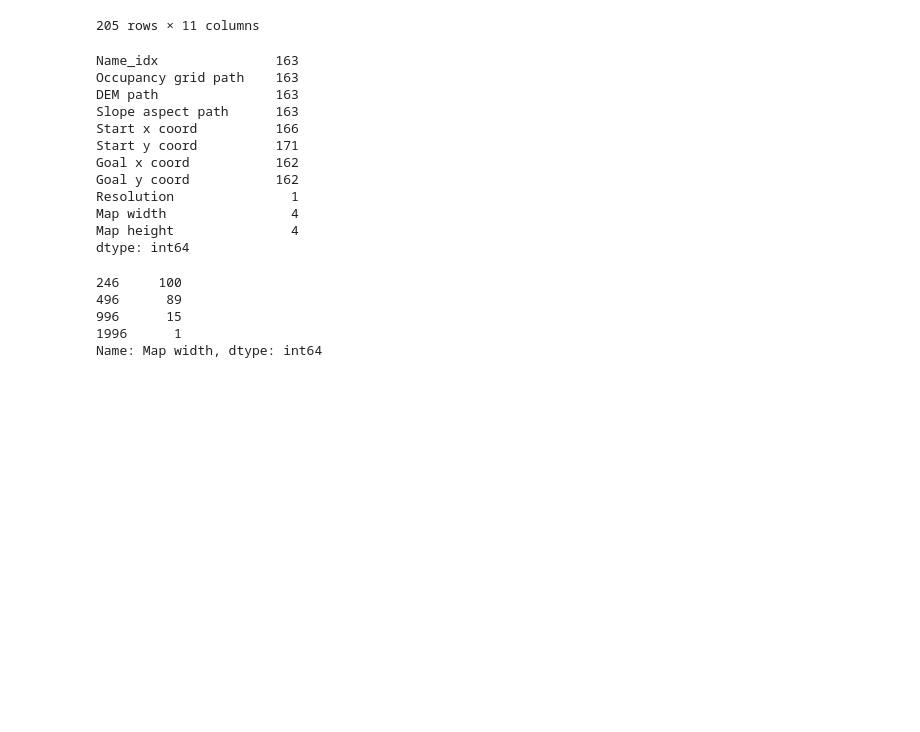
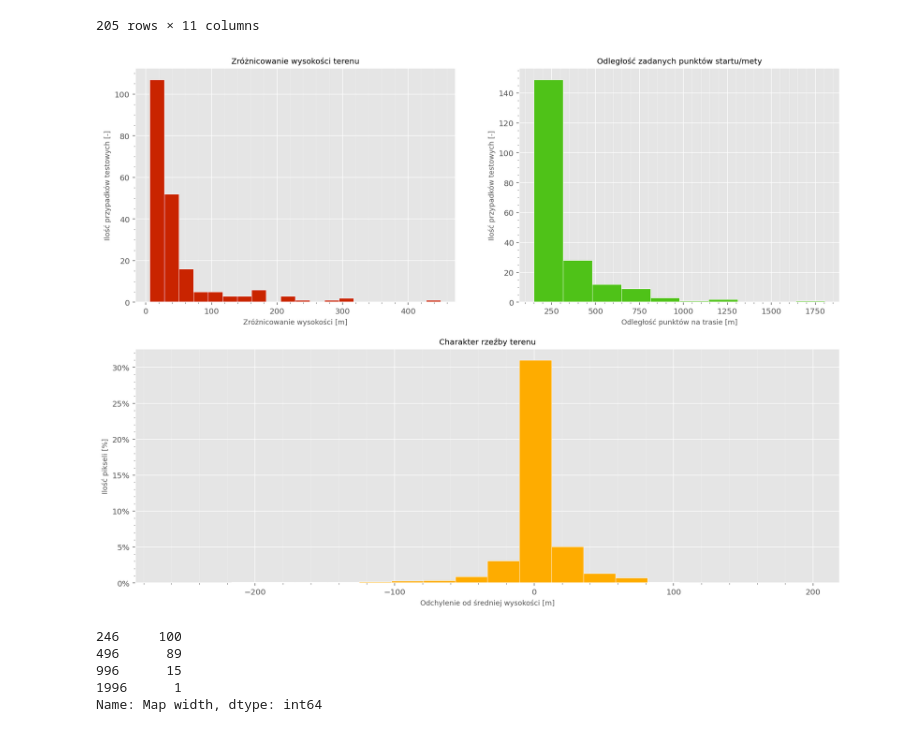
Before and after one commit to kafrankowska/Rover_Path_Planning, a Jupyter notebook: notebooks/Dataset_inspection.ipynb, the cells around one changed output. Drawn from its saved outputs; the diff is of its cells as text; code cells hidden in the pictures; blank space fills up the shorter version.

```diff
--- a/notebooks/Dataset_inspection.ipynb
+++ b/notebooks/Dataset_inspection.ipynb
@@ -76,7 +76,7 @@ def plot_histograms(ds, save_fig=True, export_path='../dataset/Analiza zbioru da
         plt.clf()
     #    fig.suptitle('Analiza własności terenowych map w zbiorze', fontsize=14)
         ax_1 = fig.add_subplot(221)
-        n, bins, patches = ax_1.hist(dem_hist, bins=20, facecolor = '#2ab0ff', edgecolor='white', linewidth=0.5)
+        n, bins, patches = ax_1.hist(dem_hist, bins=20, facecolor = '#C92400', edgecolor='white', linewidth=0.5)
         plt.xlabel('Zróżnicowanie wysokości [m]', fontsize=9)
         plt.ylabel('Ilość przypadków testowych [-]', fontsize=9)
         plt.grid(True,'minor', 'x',  linewidth=0.2, color='white',linestyle='-')
@@ -85,7 +85,7 @@ def plot_histograms(ds, save_fig=True, export_path='../dataset/Analiza zbioru da
         ax_1.minorticks_on()
 
         ax_2 = fig.add_subplot(212)
-        n, bins, patches = ax_2.hist(slope_hist, density=True, bins=20, facecolor = '#E42AFF', edgecolor='white', linewidth=0.5)
+        n, bins, patches = ax_2.hist(slope_hist, density=True, bins=25, facecolor = '#FEAC00', edgecolor='white', linewidth=0.5)
         plt.xlabel('Odchylenie od średniej wysokości [m]', fontsize=9)
         plt.grid(True,'minor', 'x',  linewidth=0.2, color='white',linestyle='-')
         plt.grid(True,'major')
@@ -96,7 +96,7 @@ def plot_histograms(ds, save_fig=True, export_path='../dataset/Analiza zbioru da
         plt.title('Charakter rzeźby terenu', fontsize=10)
 
         ax_3 = fig.add_subplot(222)
-        n, bins, patches = ax_3.hist(dist, bins=10, facecolor = '#FF792A', edgecolor='white', linewidth=0.5)
+        n, bins, patches = ax_3.hist(dist, bins=10, facecolor = '#4FC218', edgecolor='white', linewidth=0.5)
         plt.grid(True,'minor', 'x',  linewidth=0.2, color='white',linestyle='-')
         plt.grid(True,'major')
         plt.ylabel('Ilość przypadków testowych [-]', fontsize=9)
@@ -189,9 +189,9 @@ def iterate_ds_maplots(table_path):
                                         out_path=out_path, name_idx=name_idx, step=math.ceil(step/10), res=1.5)
         mesh_plot_name = mapping.plot_mesh(img, export_img=True, out_path=out_path, name_idx=name_idx, height=max_height)
 # %%
-table_path = '../dataset/Analiza zbioru danych/mapset/mapset.csv'
-ds = pd.read_csv(table_path)
-#iterate_ds_maplots(table_path)
+# table_path = '../dataset/Analiza zbioru danych/mapset/mapset.csv'
+# ds = pd.read_csv(table_path)
+# iterate_ds_maplots(table_path)
 # %%
 ds
 # %% [output]
@@ -209,20 +209,9 @@ ds
 | 204 | X_4500_5000_Y_12500_13000 | ../dataset/Auto_mapset\OG_X_4500_... | ../dataset/Auto_mapset\DEM_X_4500... | ../dataset/Auto_mapset\SLOPE_X_45... | 155 | 89 | ... |
 205 rows × 11 columns
 # %%
-ds.nunique()
+plot_histograms(ds, False)
 # %% [output]
-Name_idx               163
-Occupancy grid path    163
-DEM path               163
-Slope aspect path      163
-Start x coord          166
-Start y coord          171
-Goal x coord           162
-Goal y coord           162
-Resolution               1
-Map width                4
-Map height               4
-dtype: int64
+[figure, added]
 # %%
 ds['Map width'].value_counts()
 # %% [output]
```
Also changed, not shown: 2 other files.
